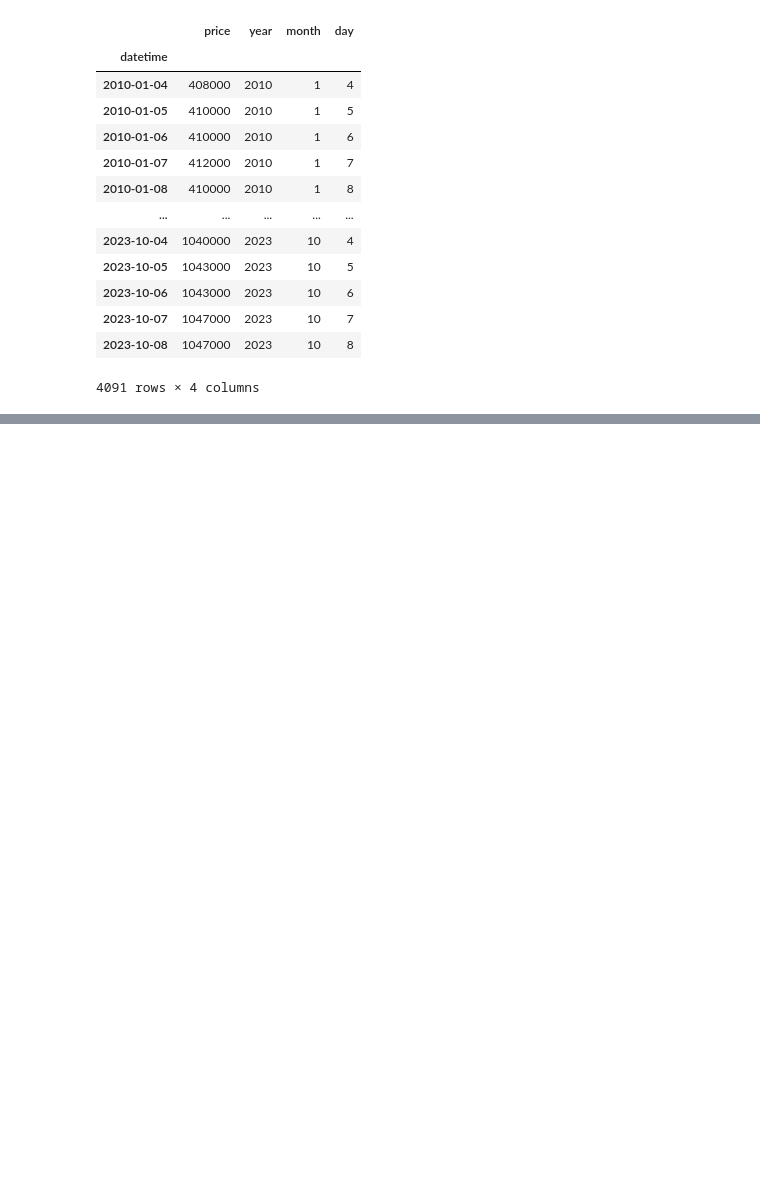
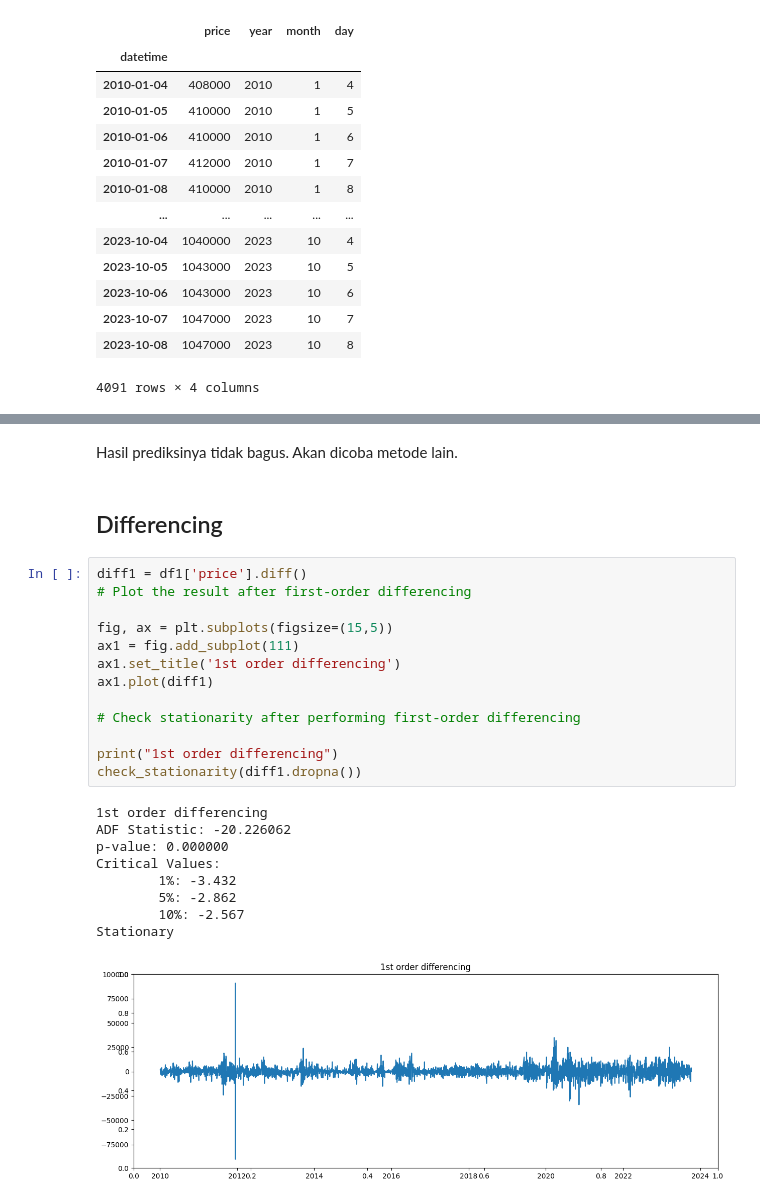
Before and after one commit to FTDS-assignment-bay/p2-final-project-ftds-022-rmt-group-002, a Jupyter notebook: model/price_predictor.ipynb, the cells around one changed output, grey strips where cells are left out. Saved outputs shown, nothing was run; the diff lists cells and outputs as text; blank space fills up the shorter version.

```diff
--- a/model/price_predictor.ipynb
+++ b/model/price_predictor.ipynb
@@ -192,0 +227,27 @@ multiplicative
+# %% [markdown]
+Hasil prediksinya tidak bagus. Akan dicoba metode lain.
+# %% [markdown]
+## Differencing
+# %%
+diff1 = df1['price'].diff()
+# Plot the result after first-order differencing
+
+fig, ax = plt.subplots(figsize=(15,5))
+ax1 = fig.add_subplot(111)
+ax1.set_title('1st order differencing')
+ax1.plot(diff1)
+
+# Check stationarity after performing first-order differencing
+
+print("1st order differencing")
+check_stationarity(diff1.dropna())
+# %% [output]
+1st order differencing
+ADF Statistic: -20.226062
+p-value: 0.000000
+Critical Values:
+        1%: -3.432
+        5%: -2.862
+        10%: -2.567
+Stationary
+[figure, added]
```
Also changed, not shown: parts of 23 cells of this notebook.
